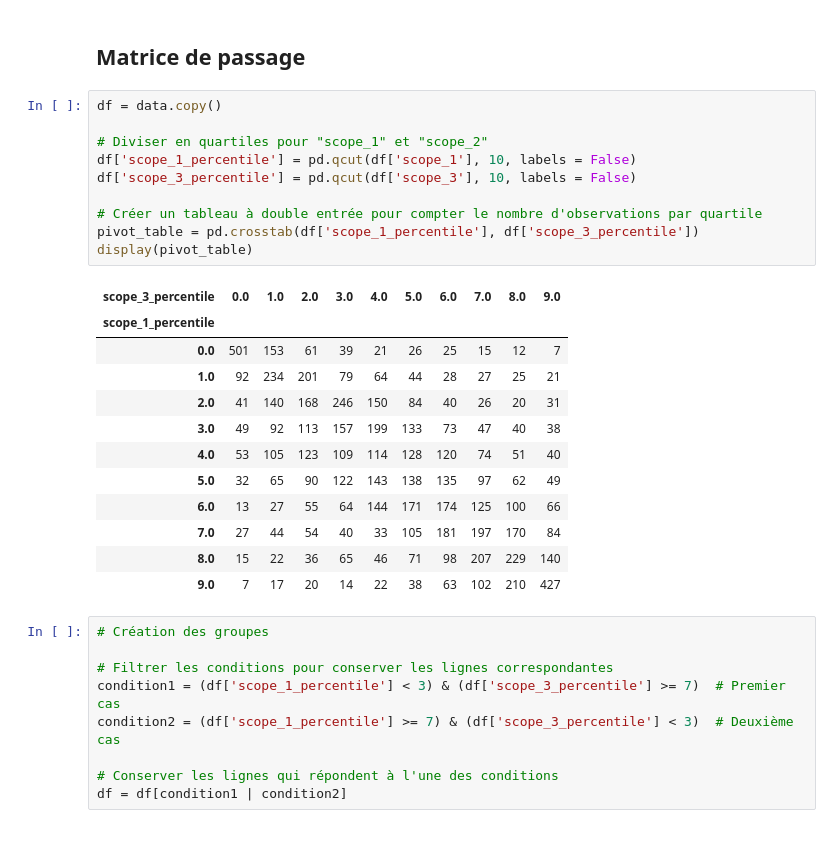
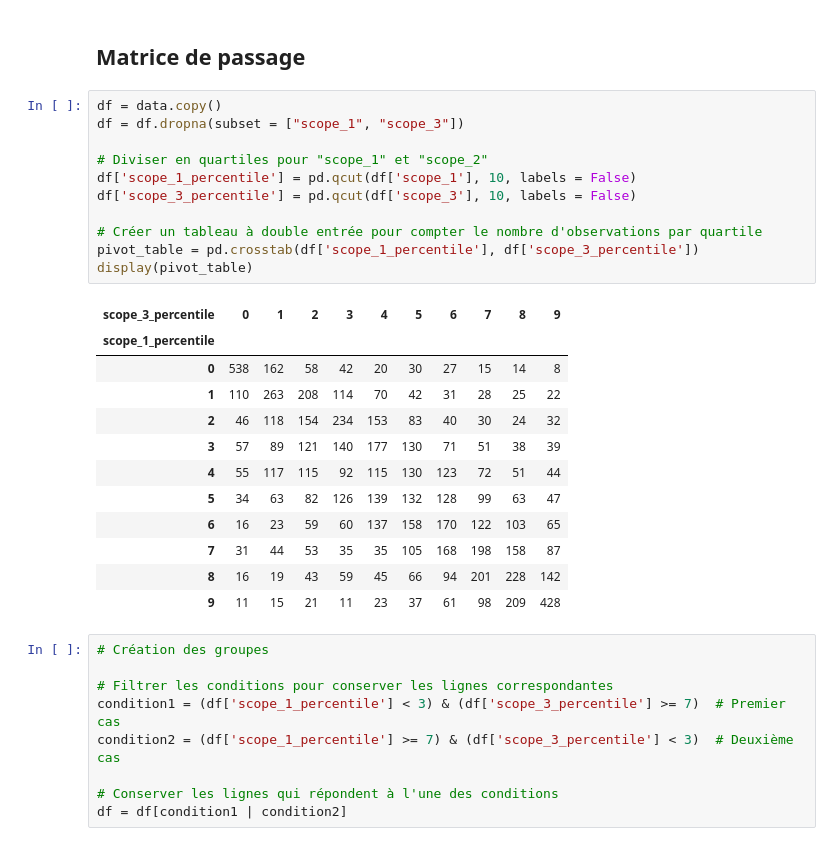
Before and after one commit to pierperri/StatApp, a Jupyter notebook: Analyse sectorielle.ipynb, the cells around one changed output. Cells and saved outputs as stored; diff of their text form.

```diff
--- a/Analyse sectorielle.ipynb
+++ b/Analyse sectorielle.ipynb
@@ -31,27 +31,28 @@ for v in variables_env :
 ## Matrice de passage
 # %%
 df = data.copy()
+df = df.dropna(subset = ["scope_1", "scope_3"])
 
 # Diviser en quartiles pour "scope_1" et "scope_2"
 df['scope_1_percentile'] = pd.qcut(df['scope_1'], 10, labels = False)
 df['scope_3_percentile'] = pd.qcut(df['scope_3'], 10, labels = False)
 
 # Créer un tableau à double entrée pour compter le nombre d'observations par quartile
 pivot_table = pd.crosstab(df['scope_1_percentile'], df['scope_3_percentile'])
 display(pivot_table)
 # %% [output]
-| scope_3_percentile | 0.0 | 1.0 | 2.0 | 3.0 | 4.0 | 5.0 | 6.0 | 7.0 | 8.0 | 9.0 |
+| scope_3_percentile | 0 | 1 | 2 | 3 | 4 | 5 | 6 | 7 | 8 | 9 |
 | scope_1_percentile |  |  |  |  |  |  |  |  |  |  |
-| 0.0 | 501 | 153 | 61 | 39 | 21 | 26 | 25 | 15 | 12 | 7 |
-| 1.0 | 92 | 234 | 201 | 79 | 64 | 44 | 28 | 27 | 25 | 21 |
-| 2.0 | 41 | 140 | 168 | 246 | 150 | 84 | 40 | 26 | 20 | 31 |
-| 3.0 | 49 | 92 | 113 | 157 | 199 | 133 | 73 | 47 | 40 | 38 |
-| 4.0 | 53 | 105 | 123 | 109 | 114 | 128 | 120 | 74 | 51 | 40 |
-| 5.0 | 32 | 65 | 90 | 122 | 143 | 138 | 135 | 97 | 62 | 49 |
-| 6.0 | 13 | 27 | 55 | 64 | 144 | 171 | 174 | 125 | 100 | 66 |
-| 7.0 | 27 | 44 | 54 | 40 | 33 | 105 | 181 | 197 | 170 | 84 |
-| 8.0 | 15 | 22 | 36 | 65 | 46 | 71 | 98 | 207 | 229 | 140 |
-| 9.0 | 7 | 17 | 20 | 14 | 22 | 38 | 63 | 102 | 210 | 427 |
+| 0 | 538 | 162 | 58 | 42 | 20 | 30 | 27 | 15 | 14 | 8 |
+| 1 | 110 | 263 | 208 | 114 | 70 | 42 | 31 | 28 | 25 | 22 |
+| 2 | 46 | 118 | 154 | 234 | 153 | 83 | 40 | 30 | 24 | 32 |
+| 3 | 57 | 89 | 121 | 140 | 177 | 130 | 71 | 51 | 38 | 39 |
+| 4 | 55 | 117 | 115 | 92 | 115 | 130 | 123 | 72 | 51 | 44 |
+| 5 | 34 | 63 | 82 | 126 | 139 | 132 | 128 | 99 | 63 | 47 |
+| 6 | 16 | 23 | 59 | 60 | 137 | 158 | 170 | 122 | 103 | 65 |
+| 7 | 31 | 44 | 53 | 35 | 35 | 105 | 168 | 198 | 158 | 87 |
+| 8 | 16 | 19 | 43 | 59 | 45 | 66 | 94 | 201 | 228 | 142 |
+| 9 | 11 | 15 | 21 | 11 | 23 | 37 | 61 | 98 | 209 | 428 |
 # %%
 # Création des groupes
 
```
Also changed, not shown: parts of 7 cells of this notebook.
